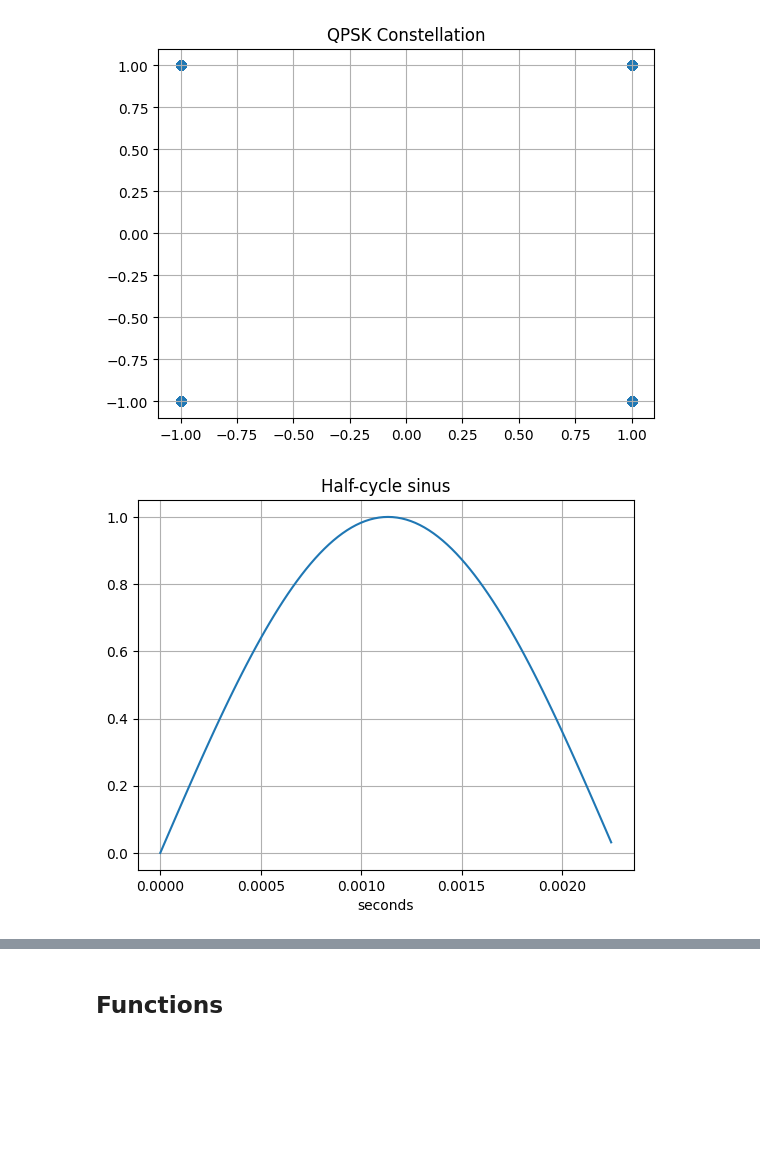
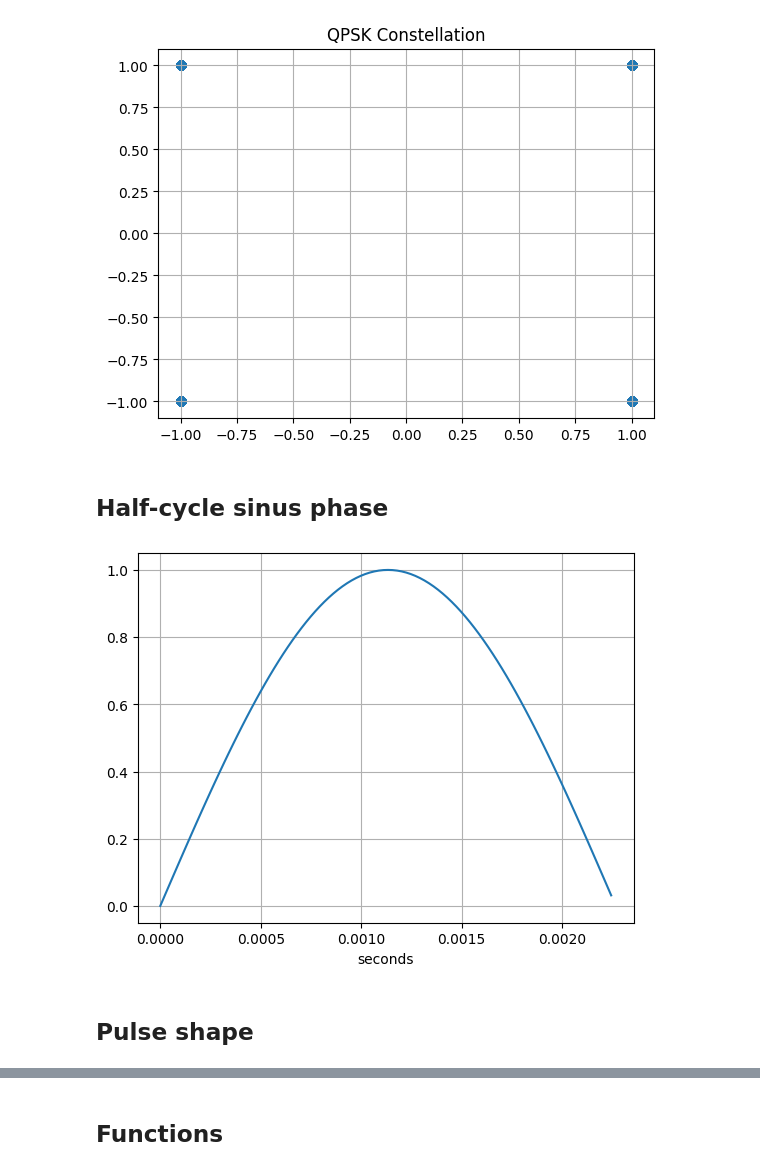
Before and after one commit to axellangenskiold/eitn21, a Jupyter notebook: assignment1_axel.ipynb, the cells around one changed output, grey strips where cells are left out. Cells and saved outputs as stored; diff of their text form; code cells hidden in the pictures; blank space fills up the shorter version.

```diff
--- a/assignment1_axel.ipynb
+++ b/assignment1_axel.ipynb
@@ -57,14 +59,17 @@ plt.title("QPSK Constellation")
 plt.show()
 # %% [output]
 [figure]
+# %% [markdown]
+## Half-cycle sinus phase
 # %%
 t_pulse = np.arange(Ns) / fs
 p = np.sin(np.pi * t_pulse / Ts)
 
 plt.plot(t_pulse, p)
-plt.title("Half-cycle sinus")
 plt.xlabel("seconds")
 plt.grid()
 plt.show()
 # %% [output]
-[figure, old version]
+[figure, new version]
+# %% [markdown]
+## Pulse shape
```
Also changed, not shown: parts of 4 cells of this notebook.
